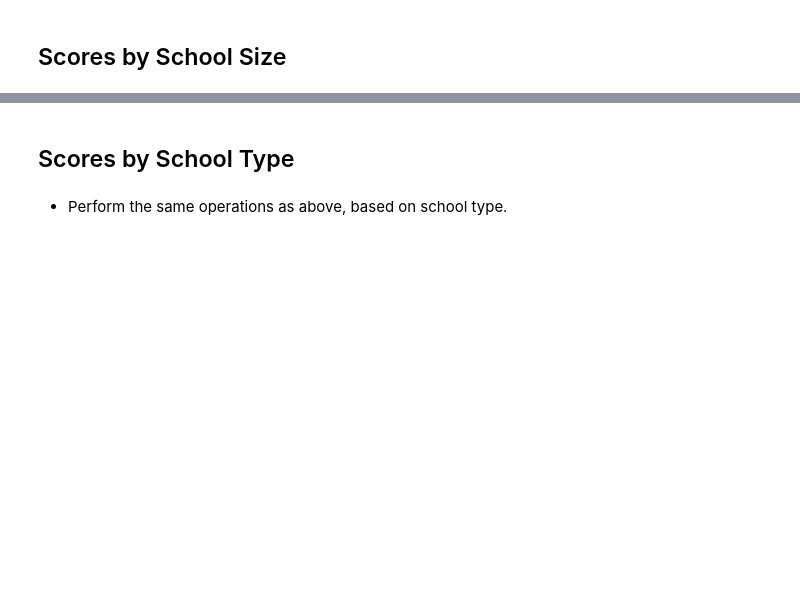
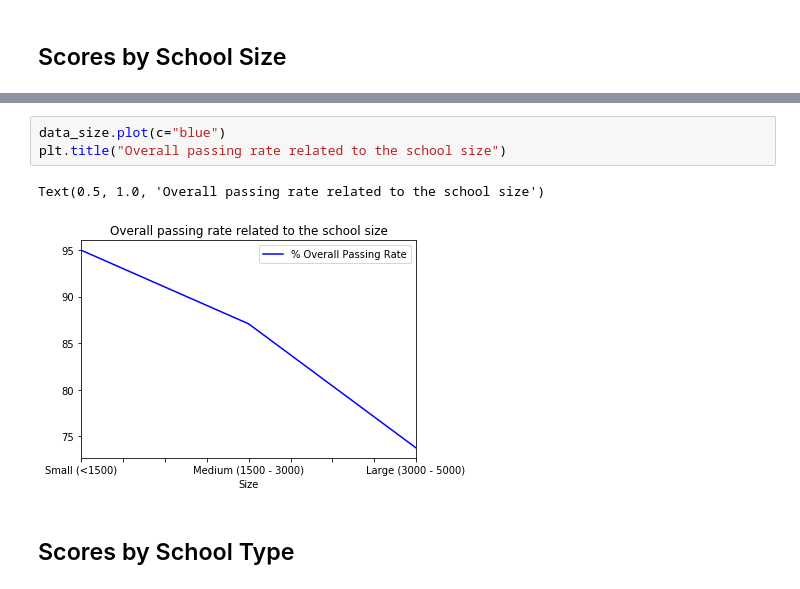
Before and after one commit to daniela-matos/school_performance_trends, a Jupyter notebook: PyCitySchools_starter.ipynb, the cells around one changed output, grey strips where cells are left out. Drawn from its saved outputs; the diff is of its cells as text; blank space fills up the shorter version.

```diff
--- a/PyCitySchools_starter.ipynb
+++ b/PyCitySchools_starter.ipynb
@@ -337,4 +323,8 @@ plt.show ()
+# %%
+data_size.plot(c="blue")
+plt.title("Overall passing rate related to the school size")
+# %% [output]
+Text(0.5, 1.0, 'Overall passing rate related to the school size')
+[figure, added]
 # %% [markdown]
 ## Scores by School Type
-# %% [markdown]
-* Perform the same operations as above, based on school type.
```
Also changed, not shown: parts of 55 cells of this notebook, 1 other file.
